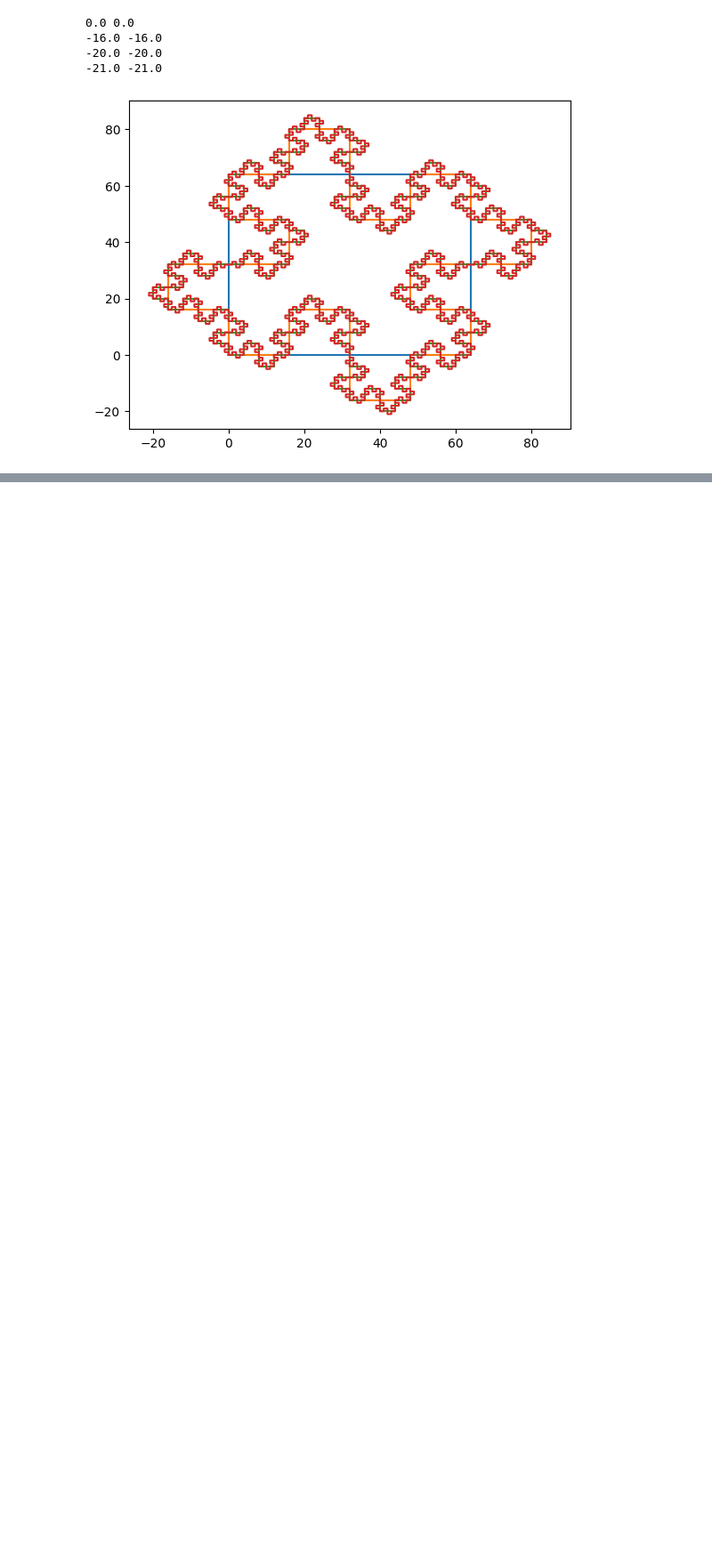
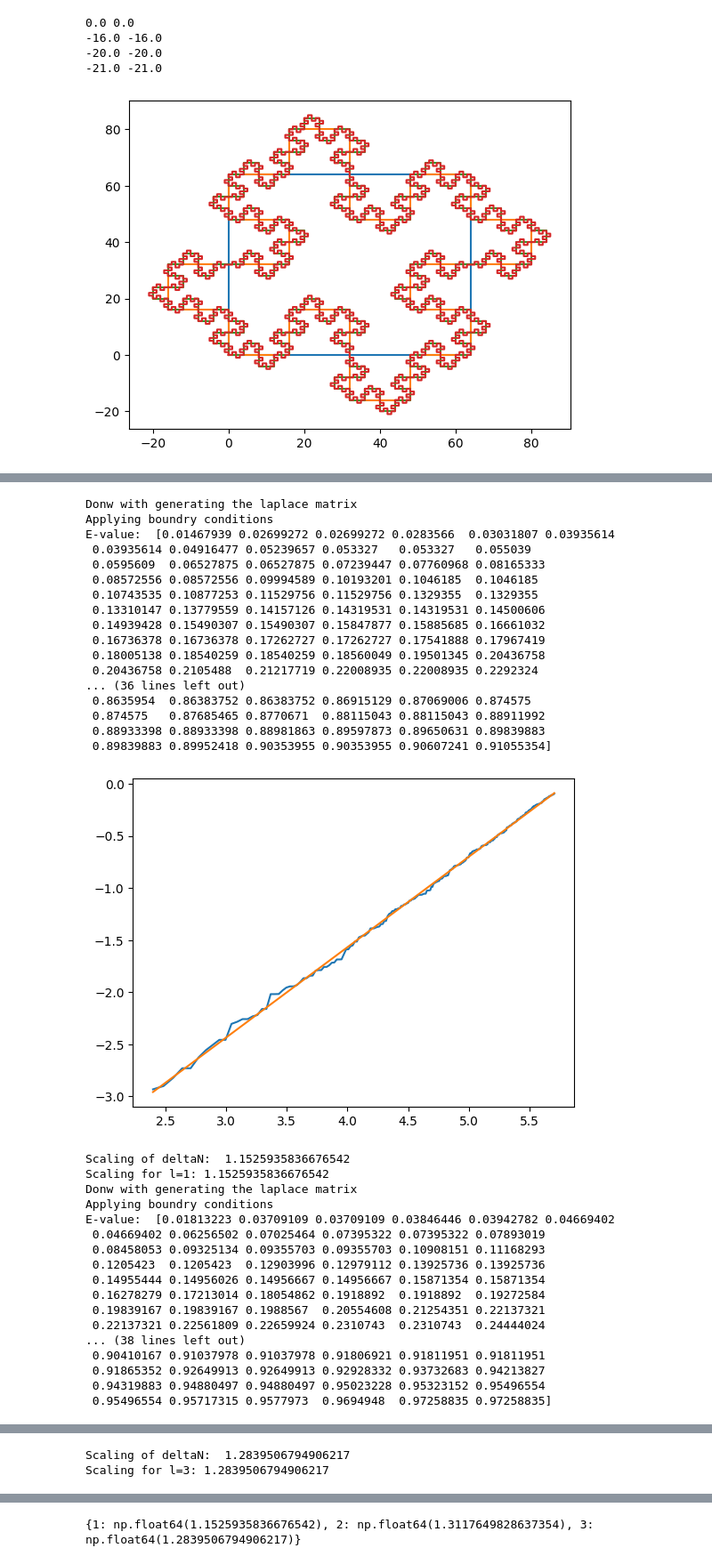
Before and after one commit to erikkoh/Numfys, a Jupyter notebook: Assignment2/Projectnotebook.ipynb, the cells around one changed output, grey strips where cells are left out. Shown at 89% size. Saved outputs shown, nothing was run; the diff lists cells and outputs as text; code cells hidden in the pictures; blank space fills up the shorter version.

```diff
--- a/Assignment2/Projectnotebook.ipynb
+++ b/Assignment2/Projectnotebook.ipynb
@@ -258,0 +337,72 @@ for i in range(0,10):
+# %%
+def finding_d(eigenvalues):
+    eigenvalues_set = np.array(list(set(eigenvalues)))
+    eigenvalues_set.sort()
+    log_eigenvalues = [np.log(i) for i in eigenvalues_set][10:]
+    x_axis  = [np.log(i) for i in range(1, len(eigenvalues_set)+1)][10:]
+    plt.plot(x_axis, log_eigenvalues)
+    coefficients = np.polyfit(x_axis, log_eigenvalues, 1)
+    f_x = lambda x: coefficients[0]*x+coefficients[1]
+    v_f_x = np.vectorize(f_x)
+    plt.plot ( x_axis, v_f_x(x_axis))
+    plt.show()
+    scalar = 1/coefficients[0]
+    print("Scaling of deltaN: ", scalar)
+    return scalar
+# %%
+def find_scaling_for_different_l(l_values):
+    scalings = {}
+    for l in l_values:
+        grid, boundry = generate_grid(l)
+        x_collum = [i[0] for i in grid]
+        laplacian, points_outside, points = sparse_system_laplacian(len(grid), max(x_collum) + 1, boundry)
+        eigenvalues, _ = find_eiegenvalues(laplacian)
+        scaling = finding_d(eigenvalues)
+        scalings[l] = scaling
+        print(f"Scaling for l={l}: {scaling}")
+
+    plt.plot(l_values,scalings.values())
+    plt.title("Scaling of deltaN for different l")
+    plt.show()
+    return scalings
+
+# Example usage:
+l_values = [1, 2, 3, 4]
+scalings = find_scaling_for_different_l(l_values)
+print(scalings)
+# %% [output]
+Donw with generating the laplace matrix
+Applying boundry conditions
+E-value:  [0.01467939 0.02699272 0.02699272 0.0283566  0.03031807 0.03935614
+ 0.03935614 0.04916477 0.05239657 0.053327   0.053327   0.055039
+ 0.0595609  0.06527875 0.06527875 0.07239447 0.07760968 0.08165333
+ 0.08572556 0.08572556 0.09994589 0.10193201 0.1046185  0.1046185
+ 0.10743535 0.10877253 0.11529756 0.11529756 0.1329355  0.1329355
+ 0.13310147 0.13779559 0.14157126 0.14319531 0.14319531 0.14500606
+ 0.14939428 0.15490307 0.15490307 0.15847877 0.15885685 0.16661032
+ 0.16736378 0.16736378 0.17262727 0.17262727 0.17541888 0.17967419
+ 0.18005138 0.18540259 0.18540259 0.18560049 0.19501345 0.20436758
+ 0.20436758 0.2105488  0.21217719 0.22008935 0.22008935 0.2292324
+... (36 lines left out)
+ 0.8635954  0.86383752 0.86383752 0.86915129 0.87069006 0.874575
+ 0.874575   0.87685465 0.8770671  0.88115043 0.88115043 0.88911992
+ 0.88933398 0.88933398 0.88981863 0.89597873 0.89650631 0.89839883
+ 0.89839883 0.89952418 0.90353955 0.90353955 0.90607241 0.91055354]
+[figure, added]
+Scaling of deltaN:  1.1525935836676542
+Scaling for l=1: 1.1525935836676542
+Donw with generating the laplace matrix
+Applying boundry conditions
+E-value:  [0.01813223 0.03709109 0.03709109 0.03846446 0.03942782 0.04669402
+ 0.04669402 0.06256502 0.07025464 0.07395322 0.07395322 0.07893019
+ 0.08458053 0.09325134 0.09355703 0.09355703 0.10908151 0.11168293
+ 0.1205423  0.1205423  0.12903996 0.12979112 0.13925736 0.13925736
+ 0.14955444 0.14956026 0.14956667 0.14956667 0.15871354 0.15871354
+ 0.16278279 0.17213014 0.18054862 0.1918892  0.1918892  0.19272584
+ 0.19839167 0.19839167 0.1988567  0.20554608 0.21254351 0.22137321
+ 0.22137321 0.22561809 0.22659924 0.2310743  0.2310743  0.24444024
+... (38 lines left out)
+ 0.90410167 0.91037978 0.91037978 0.91806921 0.91811951 0.91811951
+ 0.91865352 0.92649913 0.92649913 0.92928332 0.93732683 0.94213827
+ 0.94319883 0.94880497 0.94880497 0.95023228 0.95323152 0.95496554
+ 0.95496554 0.95717315 0.9577973  0.9694948  0.97258835 0.97258835]
@@ -258,0 +428,2 @@ for i in range(0,10):
+Scaling of deltaN:  1.2839506794906217
+Scaling for l=3: 1.2839506794906217
@@ -258,0 +431 @@ for i in range(0,10):
+{1: np.float64(1.1525935836676542), 2: np.float64(1.3117649828637354), 3: np.float64(1.2839506794906217)}
```
Also changed, not shown: parts of 13 cells of this notebook.
